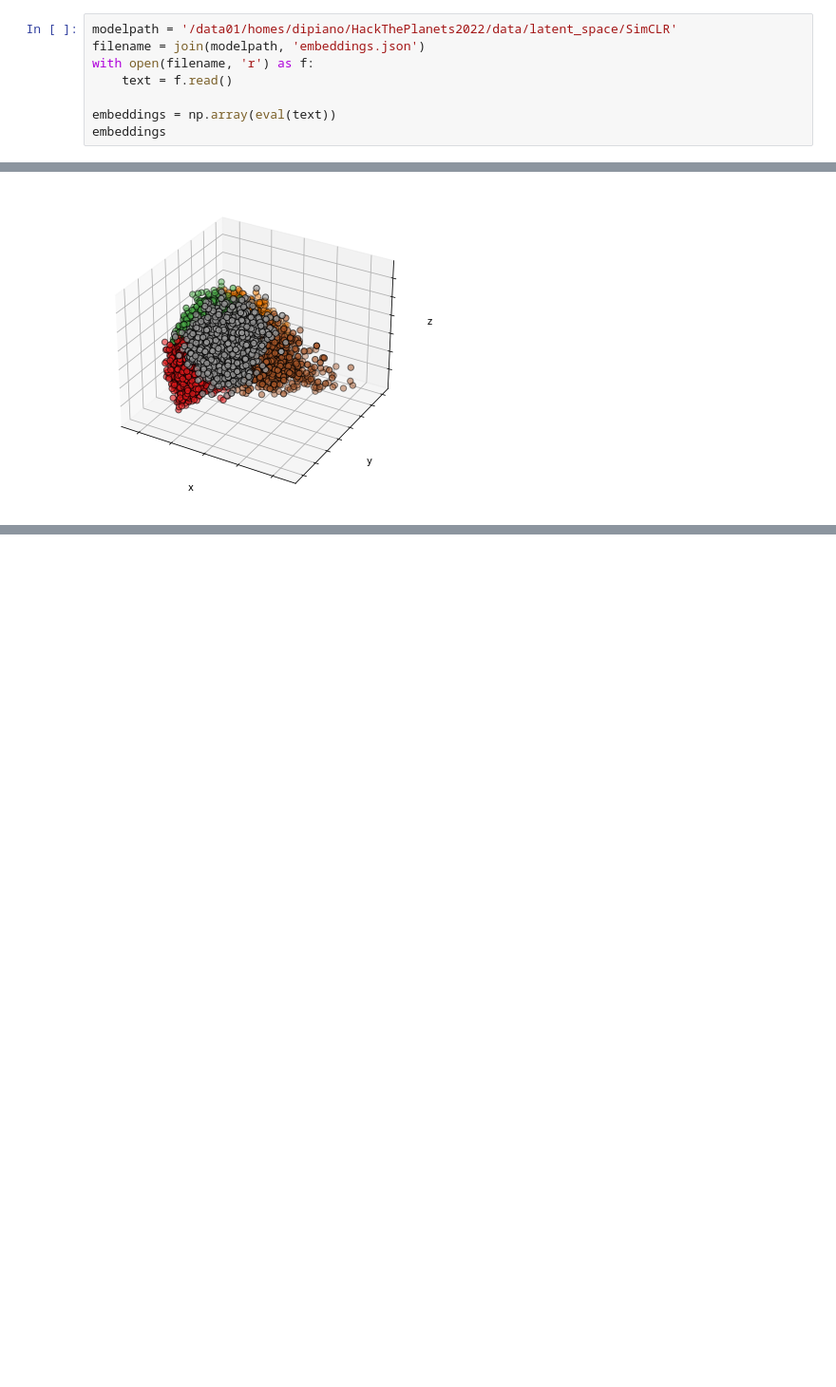
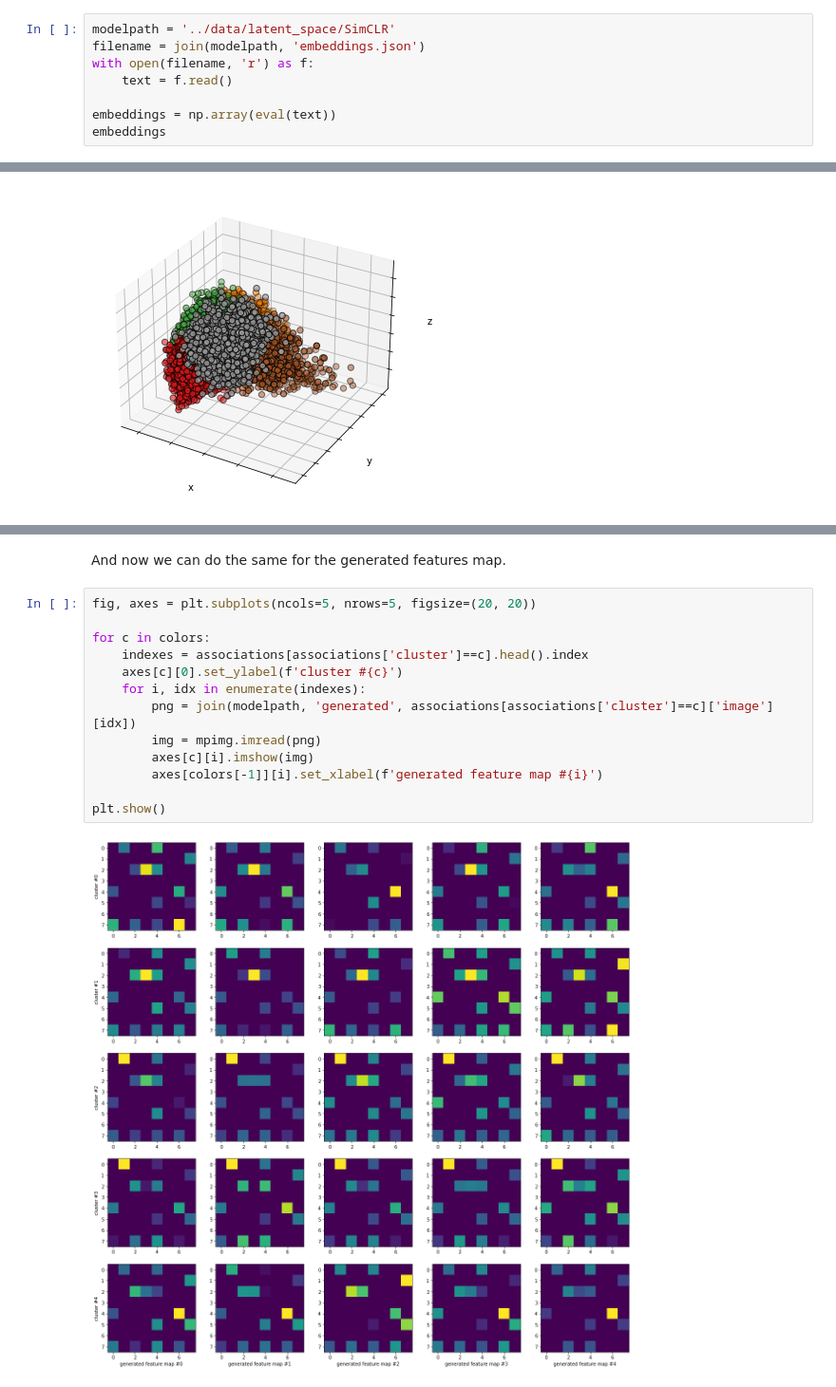
Before and after one commit to chbrandt/HackThePlanets2022, a Jupyter notebook: notebooks/pca_kmeans_sklearn.ipynb, the cells around one changed output, grey strips where cells are left out. Shown at 95% size. Saved outputs shown, nothing was run; the diff lists cells and outputs as text; blank space fills up the shorter version.

```diff
--- a/notebooks/pca_kmeans_sklearn.ipynb
+++ b/notebooks/pca_kmeans_sklearn.ipynb
@@ -12,7 +12,7 @@ from os.path import join
 # %% [markdown]
 Load embeddings data. Although the file extension is JSON the format is actually not. Neither numpy nor pandas manage to load the data, hence we simply read the text file and convert to numpy array its values.
 # %%
-modelpath = '/data01/homes/dipiano/HackThePlanets2022/data/latent_space/SimCLR'
+modelpath = '../data/latent_space/SimCLR'
 filename = join(modelpath, 'embeddings.json')
 with open(filename, 'r') as f:
     text = f.read()
@@ -293,0 +281,17 @@ plt.show()
+# %% [markdown]
+And now we can do the same for the generated features map.
+# %%
+fig, axes = plt.subplots(ncols=5, nrows=5, figsize=(20, 20))
+
+for c in colors:
+    indexes = associations[associations['cluster']==c].head().index
+    axes[c][0].set_ylabel(f'cluster #{c}')
+    for i, idx in enumerate(indexes):
+        png = join(modelpath, 'generated', associations[associations['cluster']==c]['image'][idx])
+        img = mpimg.imread(png)
+        axes[c][i].imshow(img)
+        axes[colors[-1]][i].set_xlabel(f'generated feature map #{i}')
+
+plt.show()
+# %% [output]
+[figure, added]
```
Also changed, not shown: parts of 17 cells of this notebook.
